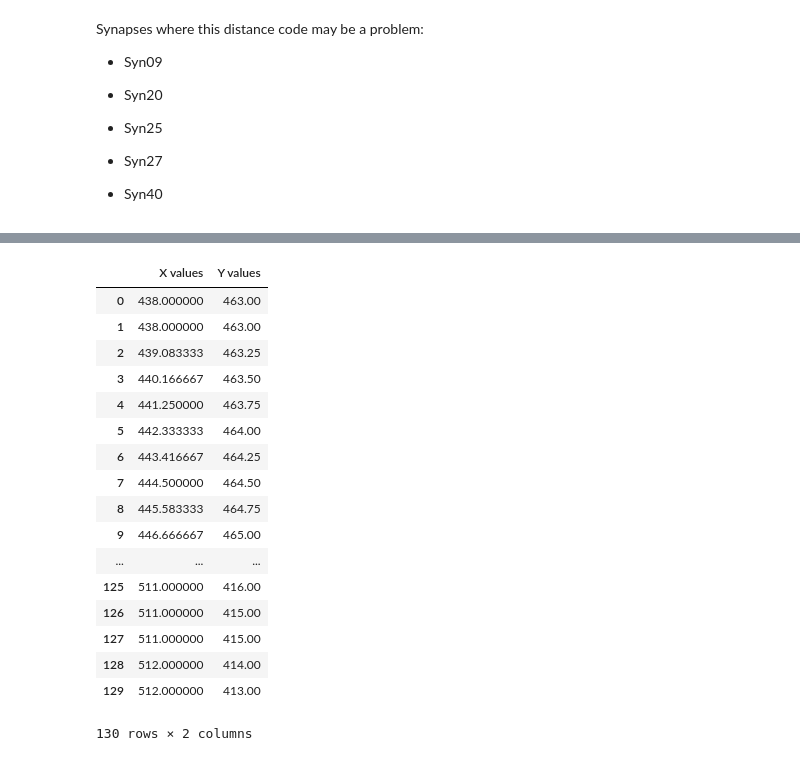
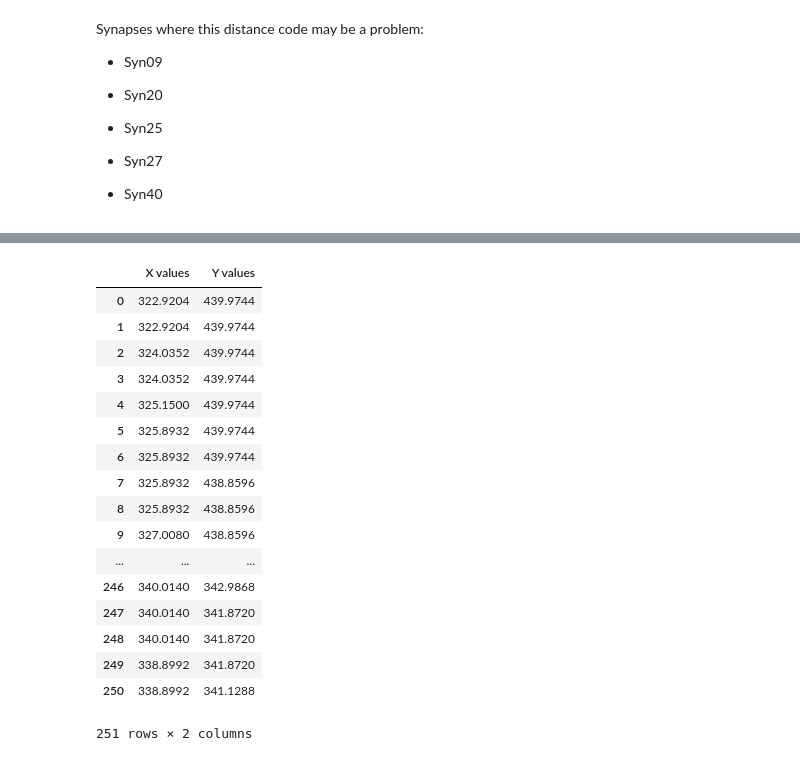
Before and after one commit to audreytmedeiros/Morgan-Lab, a Jupyter notebook: SVDistributiontest.ipynb, the cells around one changed output, grey strips where cells are left out. Saved outputs shown, nothing was run; the diff lists cells and outputs as text; code cells hidden in the pictures.

```diff
--- a/SVDistributiontest.ipynb
+++ b/SVDistributiontest.ipynb
@@ -33,51 +38,50 @@ sns.set()
 # %%
 #Code to turn AZ line into X,Y coordinates
-img_conversion = 0.27 #px/nm
-df = np.round(pd.read_table('Syn82testaz.txt', header=None) * img_conversion)
-df.head()
+img_conversion = 3716 #px/inch.
+df = np.round(pd.read_table('Syn51AZ.txt', header=None)*img_conversion, decimals=4)
 df_diff = df.diff()
 df_ed = np.sqrt(df_diff.iloc[:,0]**2 +df_diff.iloc[:,1]**2) #Finding Euclidean distance
         #This code will only give you some pixel X,Y coordinates
 
 x_fin, y_fin = [], []
 #You must get the distances of all X,Y coordinates on that line.
 #If the distance between 2 pixel points (above) is more than 1, fill in the blanks by 1
 for i in range(len(df)):
     x, y = df.iloc[i,:]
     x_fin.append(x)
     y_fin.append(y)
     if i == len(df) - 1:
         continue
     if df_ed.iloc[i+1] < 1.1:
         continue
     x_fin += list(np.linspace(x, df.iloc[i+1,0], int(df_ed[i+1])))
     y_fin += list(np.linspace(y, df.iloc[i+1,1], int(df_ed[i+1])))
 L = np.array([x_fin,y_fin]).T
 
 #If you want to make sure it worked and see all of your X,Y values of your line now
 Ltabletest = {'X values':x_fin, 'Y values':y_fin}
 Ltable_pd = pd.DataFrame(Ltabletest)
 Ltable_pd
     #Notice now none of the values are more than 1px apart
 # %% [output]
 |  | X values | Y values |
-| 0 | 438.000000 | 463.00 |
-| 1 | 438.000000 | 463.00 |
-| 2 | 439.083333 | 463.25 |
-| 3 | 440.166667 | 463.50 |
-| 4 | 441.250000 | 463.75 |
-| 5 | 442.333333 | 464.00 |
-| 6 | 443.416667 | 464.25 |
-| 7 | 444.500000 | 464.50 |
-| 8 | 445.583333 | 464.75 |
-| 9 | 446.666667 | 465.00 |
+| 0 | 322.9204 | 439.9744 |
+| 1 | 322.9204 | 439.9744 |
+| 2 | 324.0352 | 439.9744 |
+| 3 | 324.0352 | 439.9744 |
+| 4 | 325.1500 | 439.9744 |
+| 5 | 325.8932 | 439.9744 |
+| 6 | 325.8932 | 439.9744 |
+| 7 | 325.8932 | 438.8596 |
+| 8 | 325.8932 | 438.8596 |
+| 9 | 327.0080 | 438.8596 |
 | ... | ... | ... |
-| 125 | 511.000000 | 416.00 |
-| 126 | 511.000000 | 415.00 |
-| 127 | 511.000000 | 415.00 |
-| 128 | 512.000000 | 414.00 |
-| 129 | 512.000000 | 413.00 |
+| 246 | 340.0140 | 342.9868 |
+| 247 | 340.0140 | 341.8720 |
+| 248 | 340.0140 | 341.8720 |
+| 249 | 338.8992 | 341.8720 |
+| 250 | 338.8992 | 341.1288 |
-130 rows × 2 columns
+251 rows × 2 columns
 # %%
 #Code to get all SV X,Y Coordinates. Ensure Path import is done!
 
```
Also changed, not shown: parts of 7 cells of this notebook.
